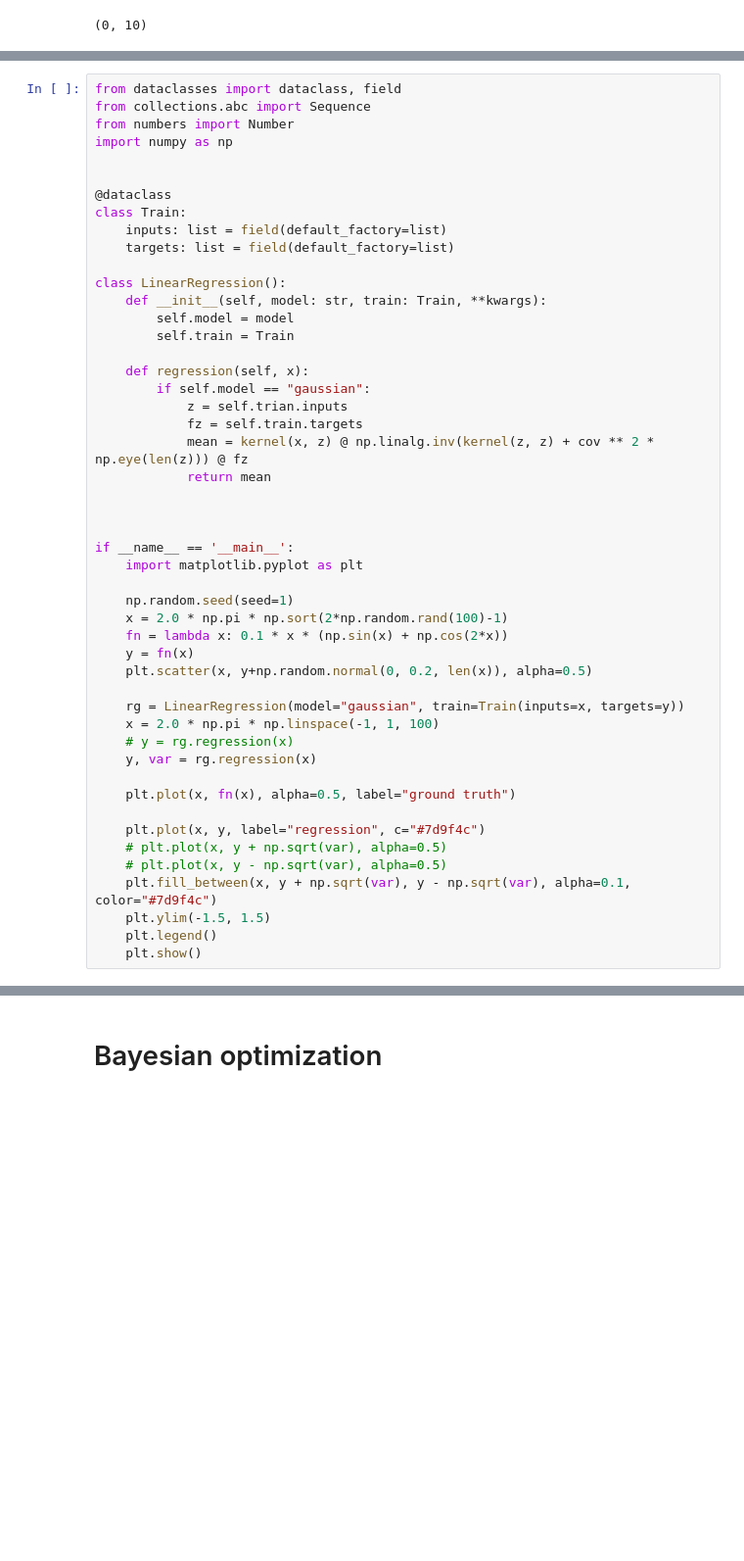
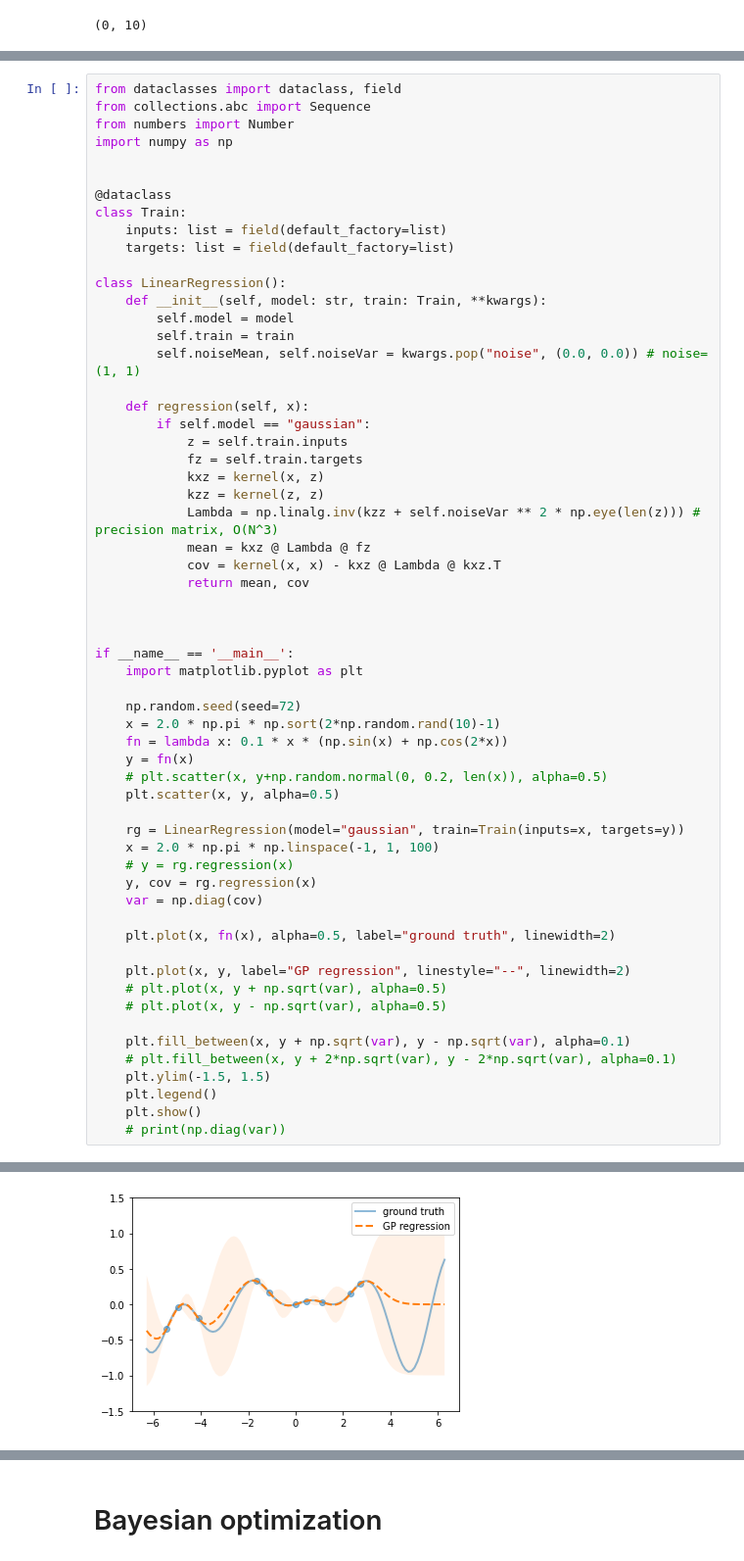
Before and after one commit to h16ki/ising, a Jupyter notebook: src/bayes.ipynb, the cells around one changed output, grey strips where cells are left out. Shown at 98% size. Drawn from its saved outputs; the diff is of its cells as text; blank space fills up the shorter version.

```diff
--- a/src/bayes.ipynb
+++ b/src/bayes.ipynb
@@ -633,38 +675,48 @@ class Train:
 class LinearRegression():
     def __init__(self, model: str, train: Train, **kwargs):
         self.model = model
-        self.train = Train
+        self.train = train
+        self.noiseMean, self.noiseVar = kwargs.pop("noise", (0.0, 0.0)) # noise=(1, 1)
 
     def regression(self, x):
         if self.model == "gaussian":
-            z = self.trian.inputs
+            z = self.train.inputs
             fz = self.train.targets
-            mean = kernel(x, z) @ np.linalg.inv(kernel(z, z) + cov ** 2 * np.eye(len(z))) @ fz
-            return mean
+            kxz = kernel(x, z)
+            kzz = kernel(z, z)
+            Lambda = np.linalg.inv(kzz + self.noiseVar ** 2 * np.eye(len(z))) # precision matrix, O(N^3)
+            mean = kxz @ Lambda @ fz
+            cov = kernel(x, x) - kxz @ Lambda @ kxz.T
+            return mean, cov
 
 
 
 if __name__ == '__main__':
     import matplotlib.pyplot as plt
 
-    np.random.seed(seed=1)
-    x = 2.0 * np.pi * np.sort(2*np.random.rand(100)-1)
+    np.random.seed(seed=72)
+    x = 2.0 * np.pi * np.sort(2*np.random.rand(10)-1)
     fn = lambda x: 0.1 * x * (np.sin(x) + np.cos(2*x))
     y = fn(x)
-    plt.scatter(x, y+np.random.normal(0, 0.2, len(x)), alpha=0.5)
+    # plt.scatter(x, y+np.random.normal(0, 0.2, len(x)), alpha=0.5)
+    plt.scatter(x, y, alpha=0.5)
 
     rg = LinearRegression(model="gaussian", train=Train(inputs=x, targets=y))
     x = 2.0 * np.pi * np.linspace(-1, 1, 100)
     # y = rg.regression(x)
-    y, var = rg.regression(x)
+    y, cov = rg.regression(x)
+    var = np.diag(cov)
 
-    plt.plot(x, fn(x), alpha=0.5, label="ground truth")
+    plt.plot(x, fn(x), alpha=0.5, label="ground truth", linewidth=2)
 
-    plt.plot(x, y, label="regression", c="#7d9f4c")
+    plt.plot(x, y, label="GP regression", linestyle="--", linewidth=2)
     # plt.plot(x, y + np.sqrt(var), alpha=0.5)
     # plt.plot(x, y - np.sqrt(var), alpha=0.5)
-    plt.fill_between(x, y + np.sqrt(var), y - np.sqrt(var), alpha=0.1, color="#7d9f4c")
+
+    plt.fill_between(x, y + np.sqrt(var), y - np.sqrt(var), alpha=0.1)
+    # plt.fill_between(x, y + 2*np.sqrt(var), y - 2*np.sqrt(var), alpha=0.1)
     plt.ylim(-1.5, 1.5)
     plt.legend()
     plt.show()
+    # print(np.diag(var))
 # %% [output]
@@ -671,0 +723 @@ array([1., 1., 1., 1., 1., 1., 1., 1., 1., 1.])
+[figure, added]
```
Also changed, not shown: parts of 8 cells of this notebook.
